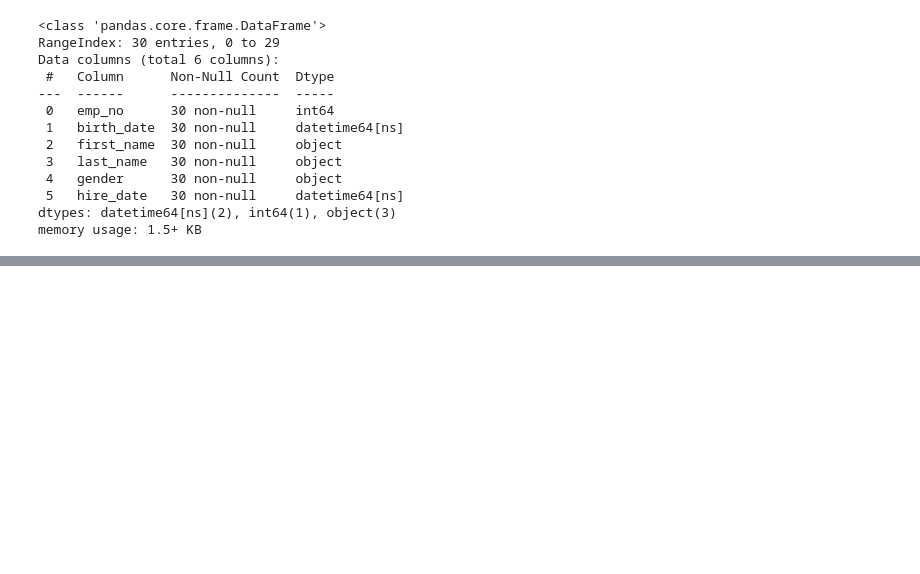
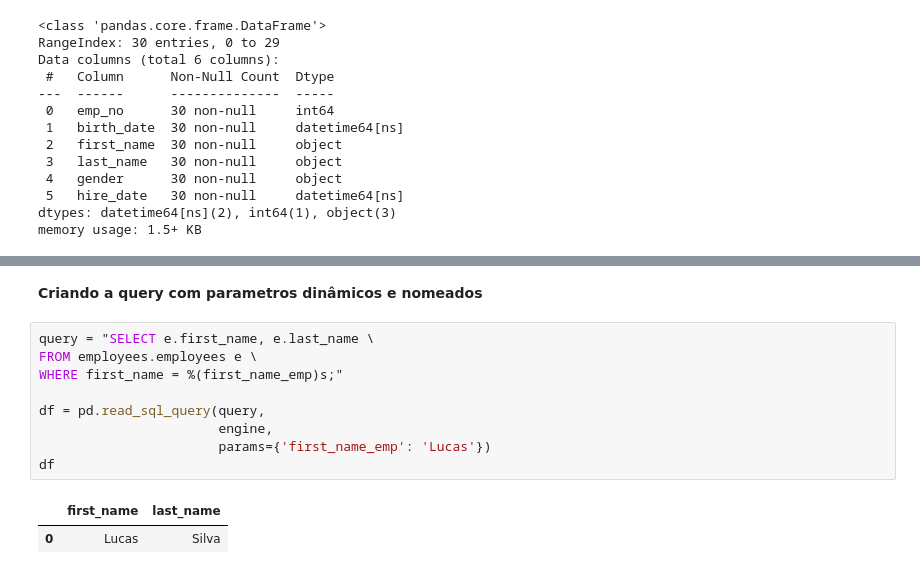
Before and after one commit to arrudamichel/cursos, a Jupyter notebook: data_science_do_zero/analise_de_dados/Analise de Dados Pandas.ipynb, the cells around one changed output, grey strips where cells are left out. Saved outputs shown, nothing was run; the diff lists cells and outputs as text; blank space fills up the shorter version.

```diff
--- a/data_science_do_zero/analise_de_dados/Analise de Dados Pandas.ipynb
+++ b/data_science_do_zero/analise_de_dados/Analise de Dados Pandas.ipynb
@@ -932,0 +953,14 @@ df = pd.read_sql_query(query, engine)
+# %% [markdown]
+**Criando a query com parametros dinâmicos e nomeados**
+# %%
+query = "SELECT e.first_name, e.last_name \
+FROM employees.employees e \
+WHERE first_name = %(first_name_emp)s;"
+
+df = pd.read_sql_query(query,
+                       engine,
+                       params={'first_name_emp': 'Lucas'})
+df
+# %% [output]
+|  | first_name | last_name |
+| 0 | Lucas | Silva |
```
Also changed, not shown: parts of 24 cells of this notebook.
